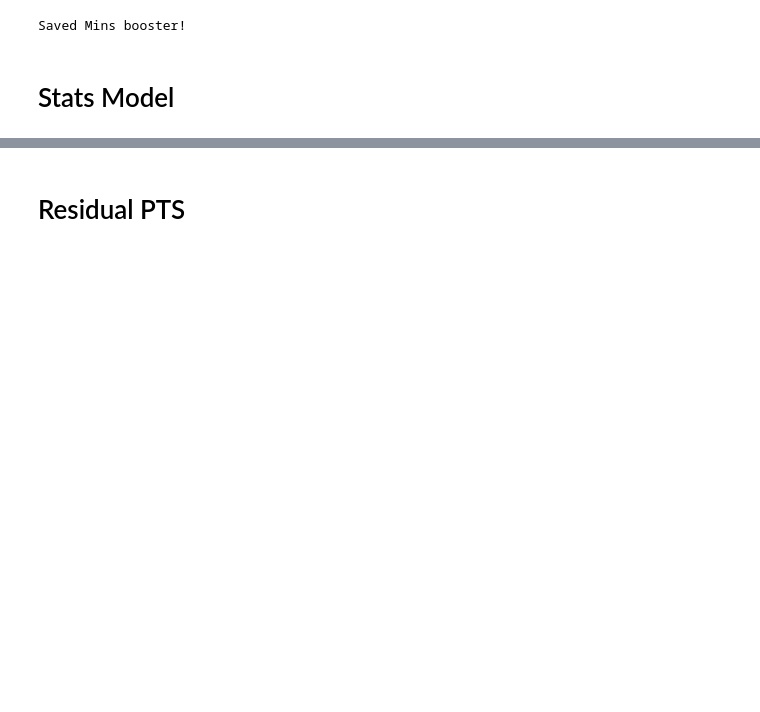
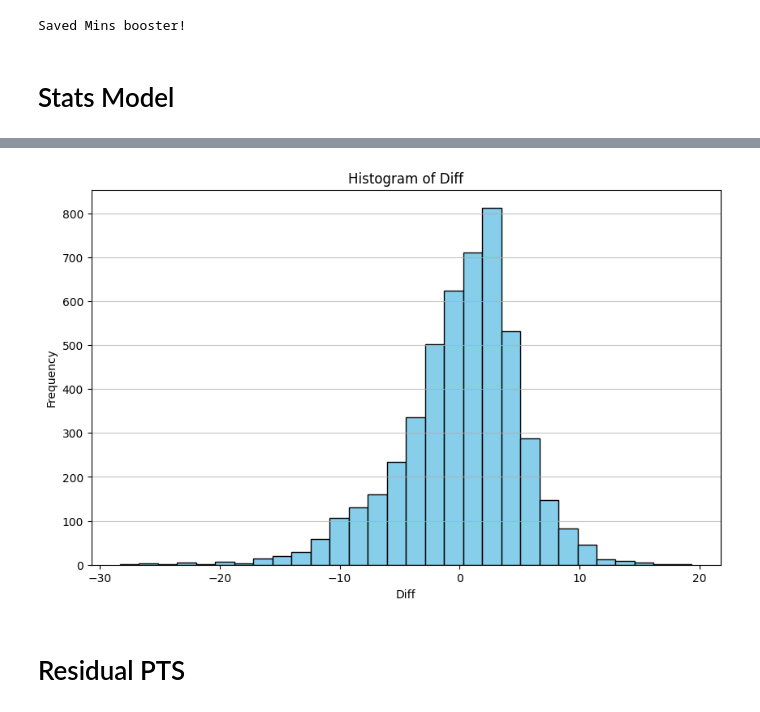
Before and after one commit to Relenes510/fantasy_basketball, a Jupyter notebook: notebooks/create_ML_Regression_model.ipynb, the cells around one changed output, grey strips where cells are left out. Drawn from its saved outputs; the diff is of its cells as text; code cells hidden in the pictures; blank space fills up the shorter version.

```diff
--- a/notebooks/create_ML_Regression_model.ipynb
+++ b/notebooks/create_ML_Regression_model.ipynb
@@ -908,14 +931,15 @@ Walk-forward R²: 0.672
 Saved PTS booster!
 # %%
-# analyze_df = stat_results.copy()
-# analyze_df['Diff'] = analyze_df.Predictions - analyze_df.Actuals
-# display(analyze_df[analyze_df.Date.isin(['2026-01-23'])].sort_values('Diff', ascending=True).head(10))
+analyze_df = stat_results.copy()
+analyze_df['Diff'] = analyze_df.Predictions - analyze_df.Actuals
+display(analyze_df[analyze_df.Date.isin(['2026-01-23'])].sort_values('Diff', ascending=True).head(10))
 
-# plt.figure(figsize=(10,6))
-# hist_col = 'Diff'
-# plt.hist(analyze_df[hist_col], bins=30, color='skyblue', edgecolor='black')
-# plt.title(f'Histogram of {hist_col}')
-# plt.xlabel(hist_col)
-# plt.ylabel('Frequency')
-# plt.grid(axis='y', alpha=0.75)
-# plt.show()
+plt.figure(figsize=(10,6))
+hist_col = 'Diff'
+plt.hist(analyze_df[hist_col], bins=30, color='skyblue', edgecolor='black')
+plt.title(f'Histogram of {hist_col}')
+plt.xlabel(hist_col)
+plt.ylabel('Frequency')
+plt.grid(axis='y', alpha=0.75)
+plt.show()
+# %% [output]
@@ -922,3 +957,4 @@ Saved PTS booster!
+[figure, added]
 # %% [markdown]
 # Residual PTS
 # %% [markdown]
```
Also changed, not shown: parts of 14 cells of this notebook, 16 other files.
